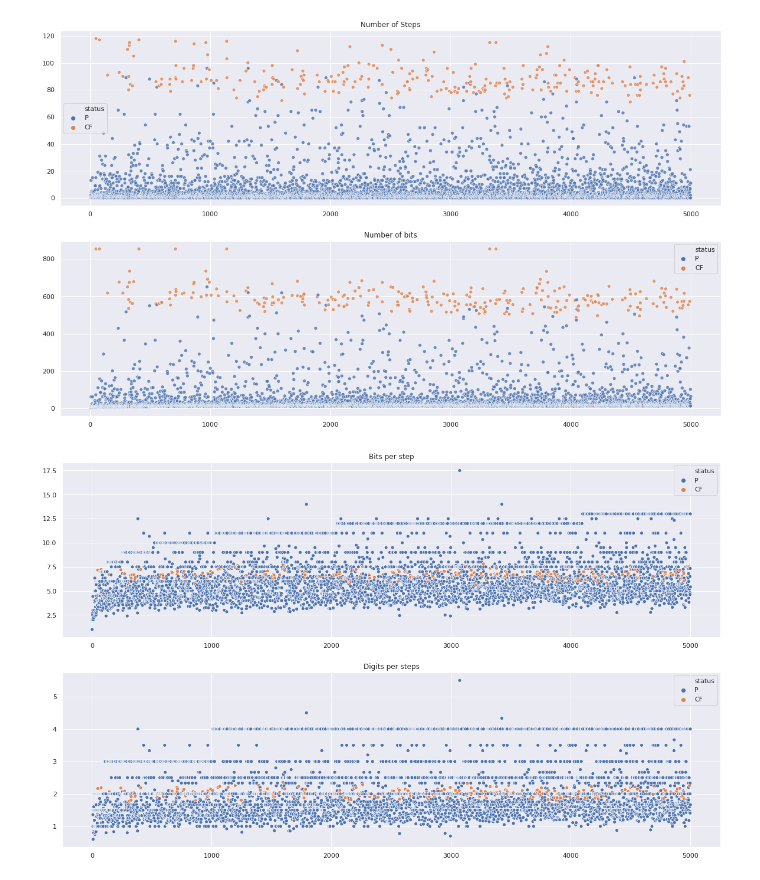
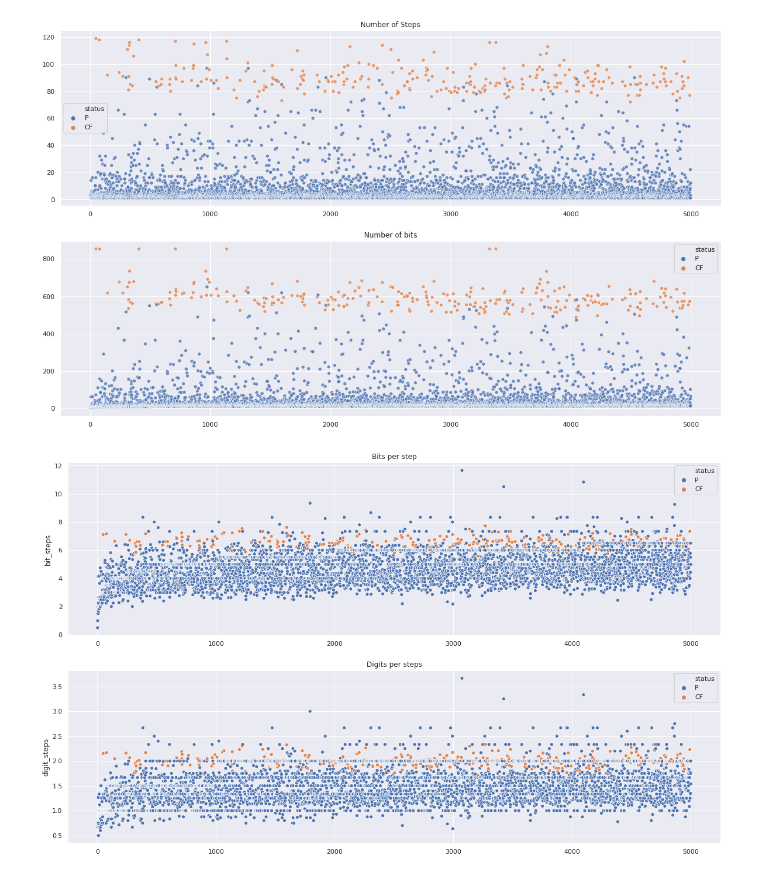
Before and after one commit to sethtroisi/OEIS, a Jupyter notebook: A037274/HomePrimeStats.ipynb, the cells around one changed output. Cells and saved outputs as stored; diff of their text form; code cells hidden in the pictures.

Commit message:
Added Digits/Bits added by current size

```diff
--- a/A037274/HomePrimeStats.ipynb
+++ b/A037274/HomePrimeStats.ipynb
@@ -10,5 +10,6 @@
 # %%
-home_primes = {}
+all_steps = {}
+home_primes = {} # Unused
 with open("home_primes.txt") as f:
   # each line is "<base> <start> <step> <status>: <factor> <factor> ..."
   for line in f.readlines():
@@ -19,9 +20,11 @@ with open("home_primes.txt") as f:
 
     factors = list(map(int, post.split()))
     assert status in ("FF", "P", "CF"), line
+    all_steps[(start, step, status)] = factors
     if status in ("P", "CF"):
       home_primes[(start, step, status)] = factors
 
 print (len(home_primes), len(set(start for start,_,_ in home_primes)))
+print (len(all_steps), "steps")
 # %% [output]
 4999 4999
@@ -30,26 +34,31 @@ print (len(home_primes), len(set(start for start,_,_ in home_primes)))
 
 import math
 import pandas as pd
+from operator import itemgetter
 
-starts = [start for start,_,_ in sorted(home_primes)]
-steps  = [steps for _,steps,_ in sorted(home_primes)]
-status = [status for _,_,status in sorted(home_primes)]
+starts, steps, status = list(zip(*sorted(all_steps)))
 finished = [s == "P" for s in status]
 
 number_bits = []
 number_digits = []
-for (start,_,_), factors in sorted(home_primes.items()):
+for (start,_,_), factors in sorted(all_steps.items()):
   number_bits.append(int(math.ceil(sum(math.log2(f) for f in factors))))
   number_digits.append(int(sum(math.ceil(math.log10(f)) for f in factors)))
 
-data={
+data = {
     "start": starts,
     "steps": steps,
     "status": status,
+    "finished": finished,
     "number_bits": number_bits,
-    "number_digits": number_digits,
+    "number_digits": number_digits
 }
-df = pd.DataFrame(data)
+
+all_steps_df = pd.DataFrame(data)
+df = all_steps_df.copy(True)
+df = df[df.status.isin(("P", "CF"))]
+
+del starts, steps, status, finished, number_bits, number_digits
 # %%
 #@title Number of Steps/bits
 from matplotlib import pyplot as plt
@@ -74,21 +83,21 @@ pass
 # %%
 #@title Digits/Bits per step
 plt.figure(figsize=(20,12))
 
-bit_steps = [bits / (num_steps + 1) for bits, num_steps in zip(number_bits, steps)]
-digit_steps = [digits / (num_steps + 1) for digits, num_steps in zip(number_digits, steps)]
+df['bit_steps'] = df.number_bits / (df.steps + 1)
+df['digit_steps'] = df.number_digits / (df.steps + 1)
 
 plt.subplot(2, 1, 1)
-ax = sns.scatterplot(x="start", y=bit_steps, hue="status", data=df)
+ax = sns.scatterplot(x="start", y="bit_steps", hue="status", data=df)
 ax.set_title('Bits per step')
 ax.set_xlabel('')
 
 plt.subplot(2, 1, 2)
-ax = sns.scatterplot(x="start", y=digit_steps, hue="status", data=df)
+ax = sns.scatterplot(x="start", y="digit_steps", hue="status", data=df)
 ax.set_title('Digits per steps')
 ax.set_xlabel('')
 
 
 pass
 # %% [output]
-[figure, old version]
+[figure, new version]
```
Also changed, not shown: parts of 3 cells of this notebook.
